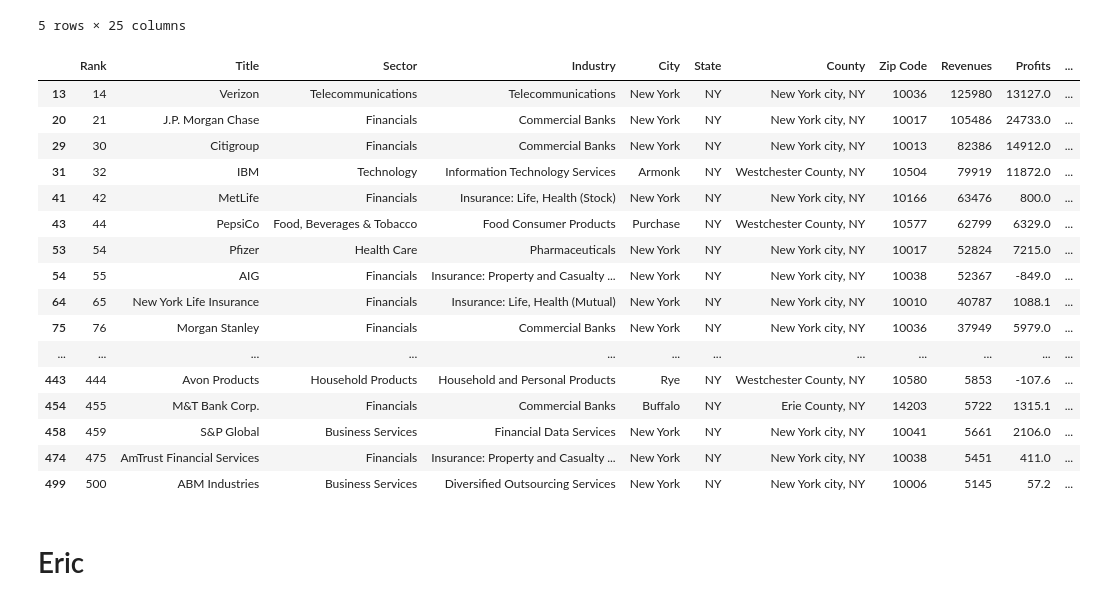
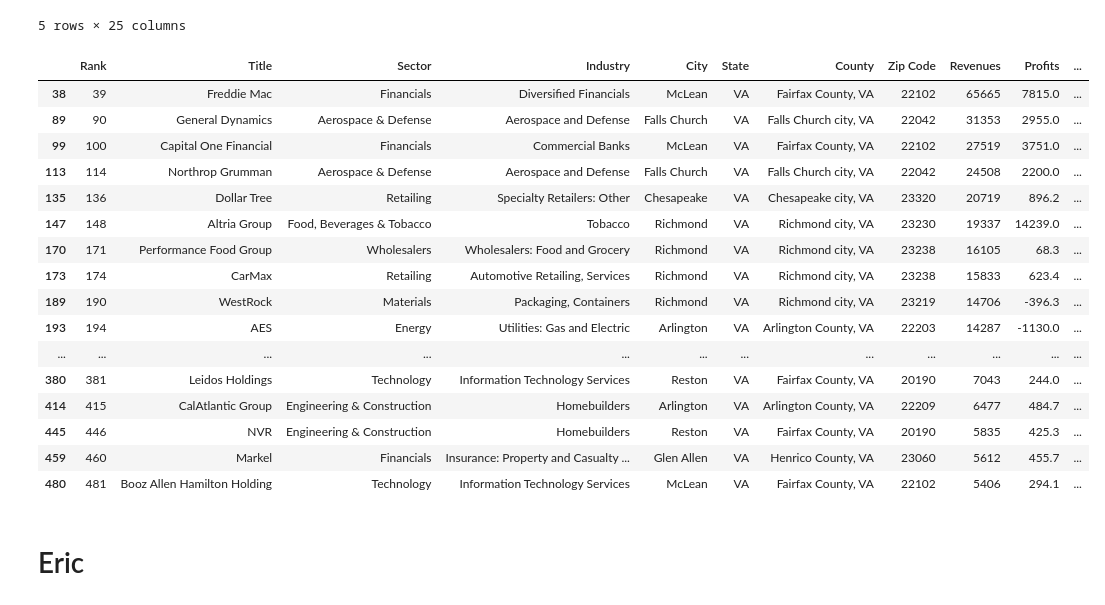
Before and after one commit to Gissel7181/Project-One, a Jupyter notebook: Master_File.ipynb, the cells around one changed output. Cells and saved outputs as stored; diff of their text form; code cells hidden in the pictures.

```diff
--- a/Master_File.ipynb
+++ b/Master_File.ipynb
@@ -30,13 +30,15 @@ counties = []
 for row in range(0, len(Fortune_500)):
     city = Fortune_500["Hqcity"][row]
     state = Fortune_500["Hqstate"][row]
-    results = geocoder.google(f"{city},{state}", key=g_key)
+    results = geocoder.google(f"{city}, {state}", key=g_key)
 
     # Use conditional to set county equal to city name if no county is available
     if type(results.county) != str:
         counties.append(f"{city} city, {state}")
     elif results.county == "Queens County":
         counties.append("New York city, NY")
+    elif results.county == "District of Columbia":
+        counties.append("District of Columbia")
     else:
         counties.append(f"{results.county}, {state}")
 
@@ -78,25 +80,25 @@ Fortune_500 = Fortune_500[["Rank", "Title", "Sector", "Industry", "Hqcity", "Hqs
 # Rename columns
 Fortune_500 = Fortune_500.rename(index=str, columns={"Hqcity": "City", "Hqstate": "State", "Prftchange": "Change in Profits"})
 # %%
-Fortune_500.loc[Fortune_500["State"] == "NY"]
+Fortune_500.loc[Fortune_500["State"] == "VA"]
 # %% [output]
 |  | Rank | Title | Sector | Industry | City | State | County | Zip Code | Revenues | Profits | ... |
-| 13 | 14 | Verizon | Telecommunications | Telecommunications | New York | NY | New York city, NY | 10036 | 125980 | 13127.0 | ... |
-| 20 | 21 | J.P. Morgan Chase | Financials | Commercial Banks | New York | NY | New York city, NY | 10017 | 105486 | 24733.0 | ... |
-| 29 | 30 | Citigroup | Financials | Commercial Banks | New York | NY | New York city, NY | 10013 | 82386 | 14912.0 | ... |
-| 31 | 32 | IBM | Technology | Information Technology Services | Armonk | NY | Westchester County, NY | 10504 | 79919 | 11872.0 | ... |
-| 41 | 42 | MetLife | Financials | Insurance: Life, Health (Stock) | New York | NY | New York city, NY | 10166 | 63476 | 800.0 | ... |
-| 43 | 44 | PepsiCo | Food, Beverages & Tobacco | Food Consumer Products | Purchase | NY | Westchester County, NY | 10577 | 62799 | 6329.0 | ... |
-| 53 | 54 | Pfizer | Health Care | Pharmaceuticals | New York | NY | New York city, NY | 10017 | 52824 | 7215.0 | ... |
-| 54 | 55 | AIG | Financials | Insurance: Property and Casualty ... | New York | NY | New York city, NY | 10038 | 52367 | -849.0 | ... |
-| 64 | 65 | New York Life Insurance | Financials | Insurance: Life, Health (Mutual) | New York | NY | New York city, NY | 10010 | 40787 | 1088.1 | ... |
-| 75 | 76 | Morgan Stanley | Financials | Commercial Banks | New York | NY | New York city, NY | 10036 | 37949 | 5979.0 | ... |
+| 38 | 39 | Freddie Mac | Financials | Diversified Financials | McLean | VA | Fairfax County, VA | 22102 | 65665 | 7815.0 | ... |
+| 89 | 90 | General Dynamics | Aerospace & Defense | Aerospace and Defense | Falls Church | VA | Falls Church city, VA | 22042 | 31353 | 2955.0 | ... |
+| 99 | 100 | Capital One Financial | Financials | Commercial Banks | McLean | VA | Fairfax County, VA | 22102 | 27519 | 3751.0 | ... |
+| 113 | 114 | Northrop Grumman | Aerospace & Defense | Aerospace and Defense | Falls Church | VA | Falls Church city, VA | 22042 | 24508 | 2200.0 | ... |
+| 135 | 136 | Dollar Tree | Retailing | Specialty Retailers: Other | Chesapeake | VA | Chesapeake city, VA | 23320 | 20719 | 896.2 | ... |
+| 147 | 148 | Altria Group | Food, Beverages & Tobacco | Tobacco | Richmond | VA | Richmond city, VA | 23230 | 19337 | 14239.0 | ... |
+| 170 | 171 | Performance Food Group | Wholesalers | Wholesalers: Food and Grocery | Richmond | VA | Richmond city, VA | 23238 | 16105 | 68.3 | ... |
+| 173 | 174 | CarMax | Retailing | Automotive Retailing, Services | Richmond | VA | Richmond city, VA | 23238 | 15833 | 623.4 | ... |
+| 189 | 190 | WestRock | Materials | Packaging, Containers | Richmond | VA | Richmond city, VA | 23219 | 14706 | -396.3 | ... |
+| 193 | 194 | AES | Energy | Utilities: Gas and Electric | Arlington | VA | Arlington County, VA | 22203 | 14287 | -1130.0 | ... |
 | ... | ... | ... | ... | ... | ... | ... | ... | ... | ... | ... | ... |
-| 443 | 444 | Avon Products | Household Products | Household and Personal Products | Rye | NY | Westchester County, NY | 10580 | 5853 | -107.6 | ... |
-| 454 | 455 | M&T Bank Corp. | Financials | Commercial Banks | Buffalo | NY | Erie County, NY | 14203 | 5722 | 1315.1 | ... |
-| 458 | 459 | S&P Global | Business Services | Financial Data Services | New York | NY | New York city, NY | 10041 | 5661 | 2106.0 | ... |
-| 474 | 475 | AmTrust Financial Services | Financials | Insurance: Property and Casualty ... | New York | NY | New York city, NY | 10038 | 5451 | 411.0 | ... |
-| 499 | 500 | ABM Industries | Business Services | Diversified Outsourcing Services | New York | NY | New York city, NY | 10006 | 5145 | 57.2 | ... |
+| 380 | 381 | Leidos Holdings | Technology | Information Technology Services | Reston | VA | Fairfax County, VA | 20190 | 7043 | 244.0 | ... |
+| 414 | 415 | CalAtlantic Group | Engineering & Construction | Homebuilders | Arlington | VA | Arlington County, VA | 22209 | 6477 | 484.7 | ... |
+| 445 | 446 | NVR | Engineering & Construction | Homebuilders | Reston | VA | Fairfax County, VA | 20190 | 5835 | 425.3 | ... |
+| 459 | 460 | Markel | Financials | Insurance: Property and Casualty ... | Glen Allen | VA | Henrico County, VA | 23060 | 5612 | 455.7 | ... |
+| 480 | 481 | Booz Allen Hamilton Holding | Technology | Information Technology Services | McLean | VA | Fairfax County, VA | 22102 | 5406 | 294.1 | ... |
 # %% [markdown]
 # Eric
 # %%
```
Also changed, not shown: parts of 14 cells of this notebook.
